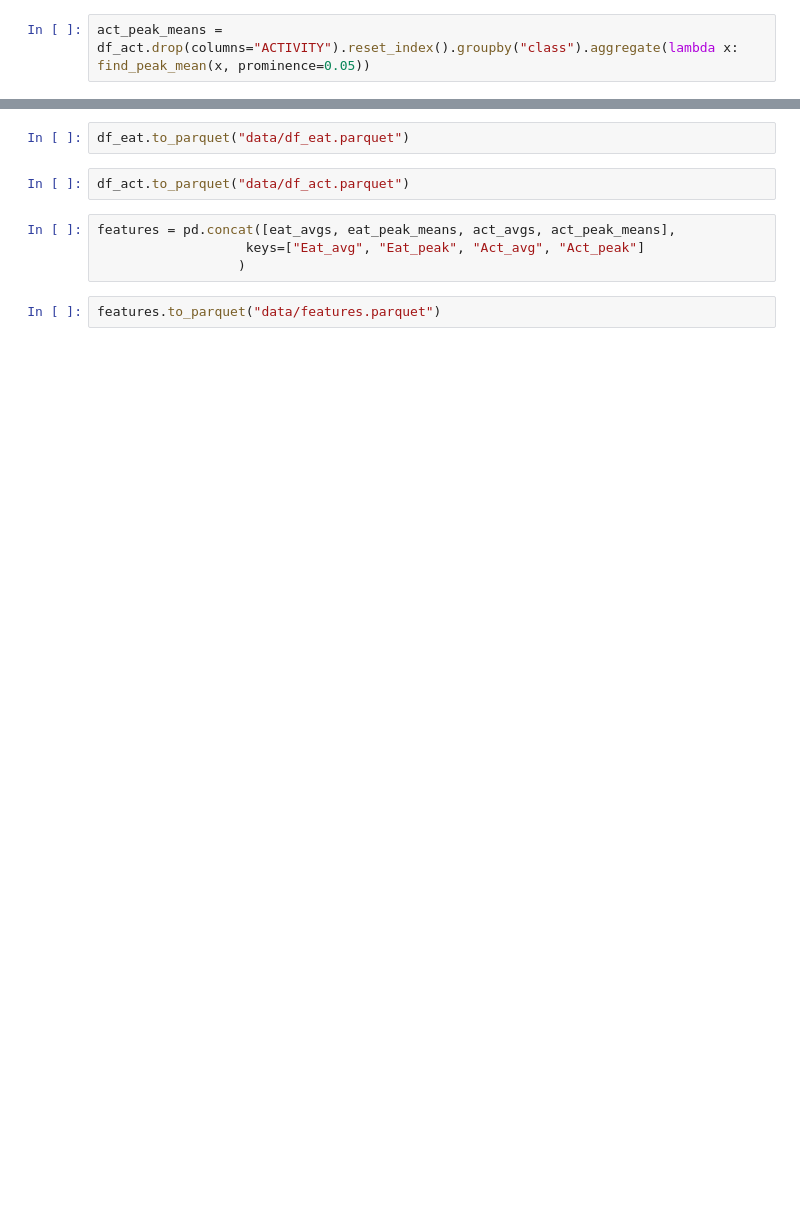
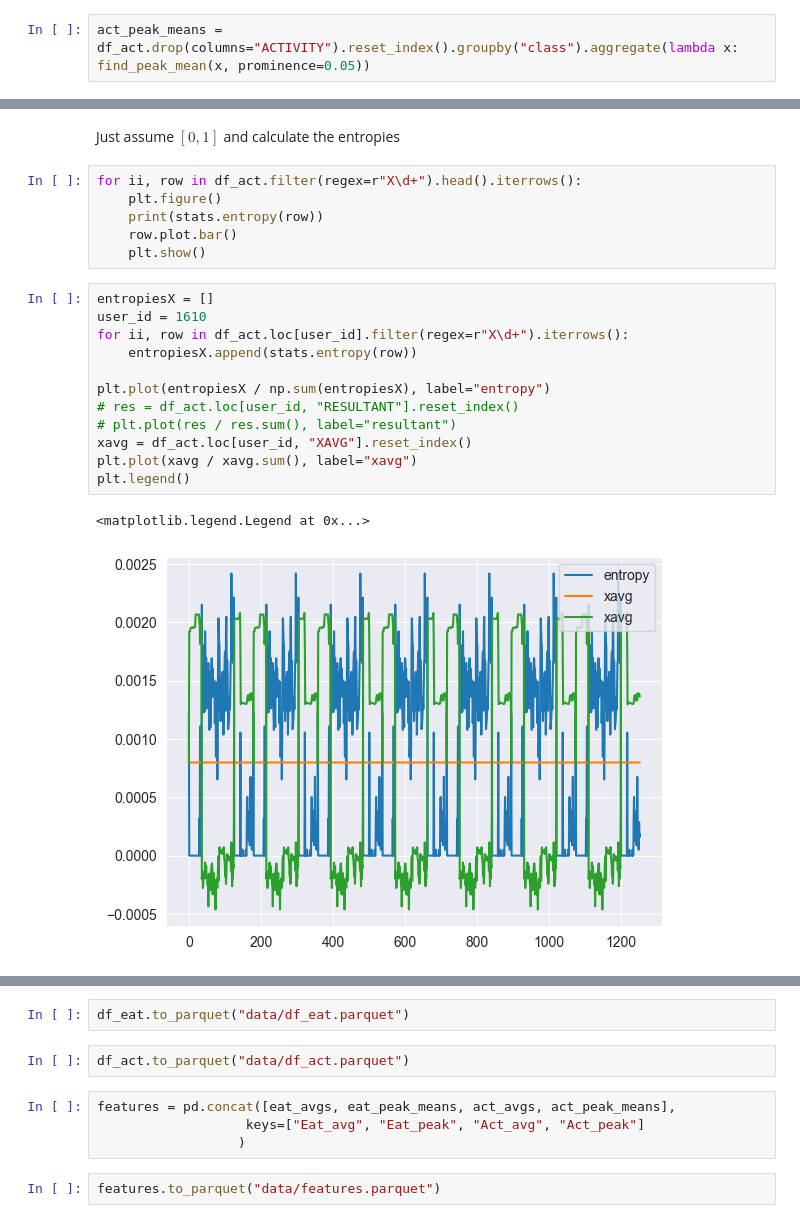
Before and after one commit to andleb/STATS608Final, a Jupyter notebook: features.ipynb, the cells around one changed output, grey strips where cells are left out. Saved outputs shown, nothing was run; the diff lists cells and outputs as text; blank space fills up the shorter version.

Commit message:
entropy static feature from activity histograms

```diff
--- a/features.ipynb
+++ b/features.ipynb
@@ -131,0 +177,23 @@ act_peak_means = df_act.drop(columns="ACTIVITY").reset_index().groupby("class").
+# %% [markdown]
+Just assume $[0, 1]$ and calculate the entropies
+# %%
+for ii, row in df_act.filter(regex=r"X\d+").head().iterrows():
+    plt.figure()
+    print(stats.entropy(row))
+    row.plot.bar()
+    plt.show()
+# %%
+entropiesX = []
+user_id = 1610
+for ii, row in df_act.loc[user_id].filter(regex=r"X\d+").iterrows():
+    entropiesX.append(stats.entropy(row))
+
+plt.plot(entropiesX / np.sum(entropiesX), label="entropy")
+# res = df_act.loc[user_id, "RESULTANT"].reset_index()
+# plt.plot(res / res.sum(), label="resultant")
+xavg = df_act.loc[user_id, "XAVG"].reset_index()
+plt.plot(xavg / xavg.sum(), label="xavg")
+plt.legend()
+# %% [output]
+<matplotlib.legend.Legend at 0x...>
+[figure, added]
```
Also changed, not shown: parts of 17 cells of this notebook, 1 other file.
